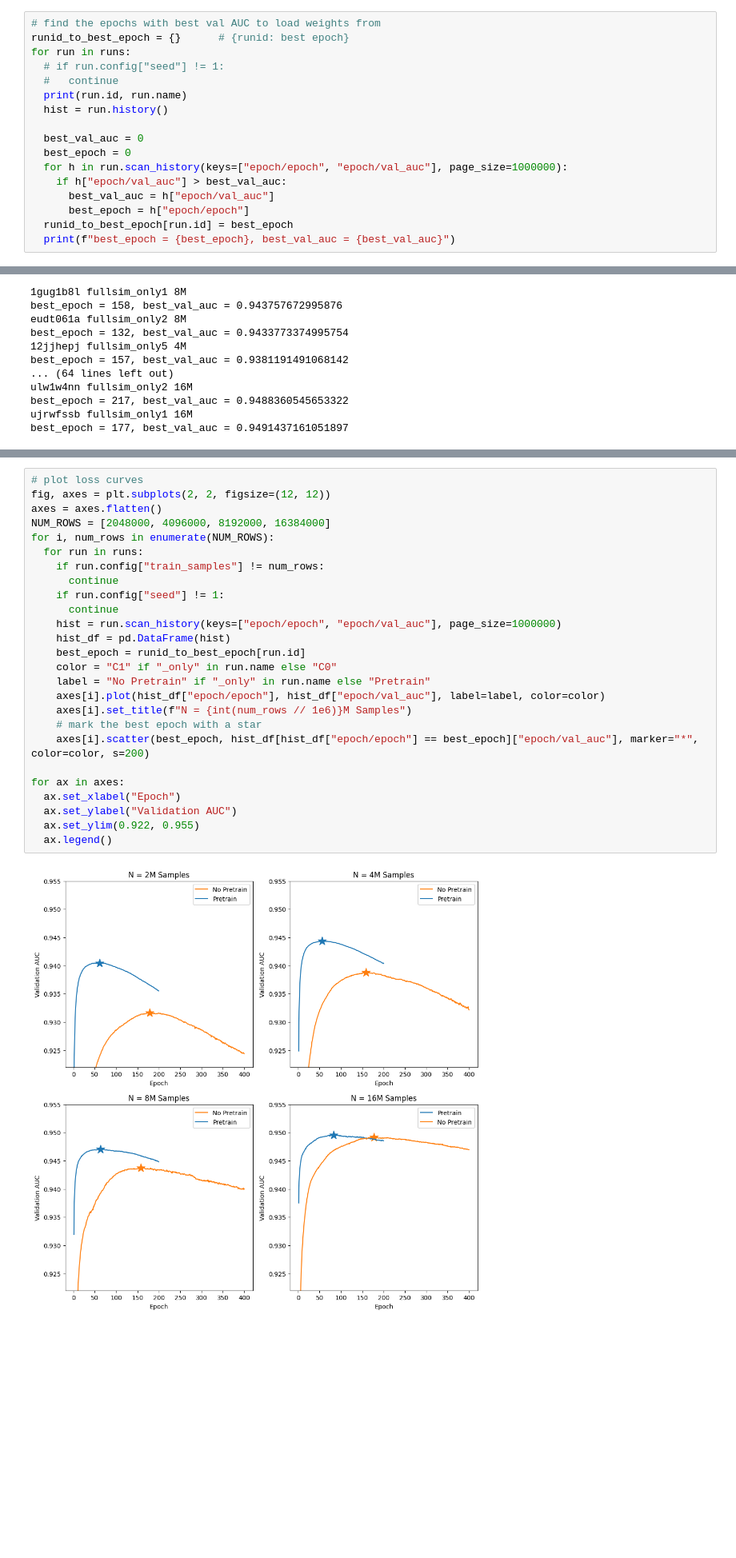
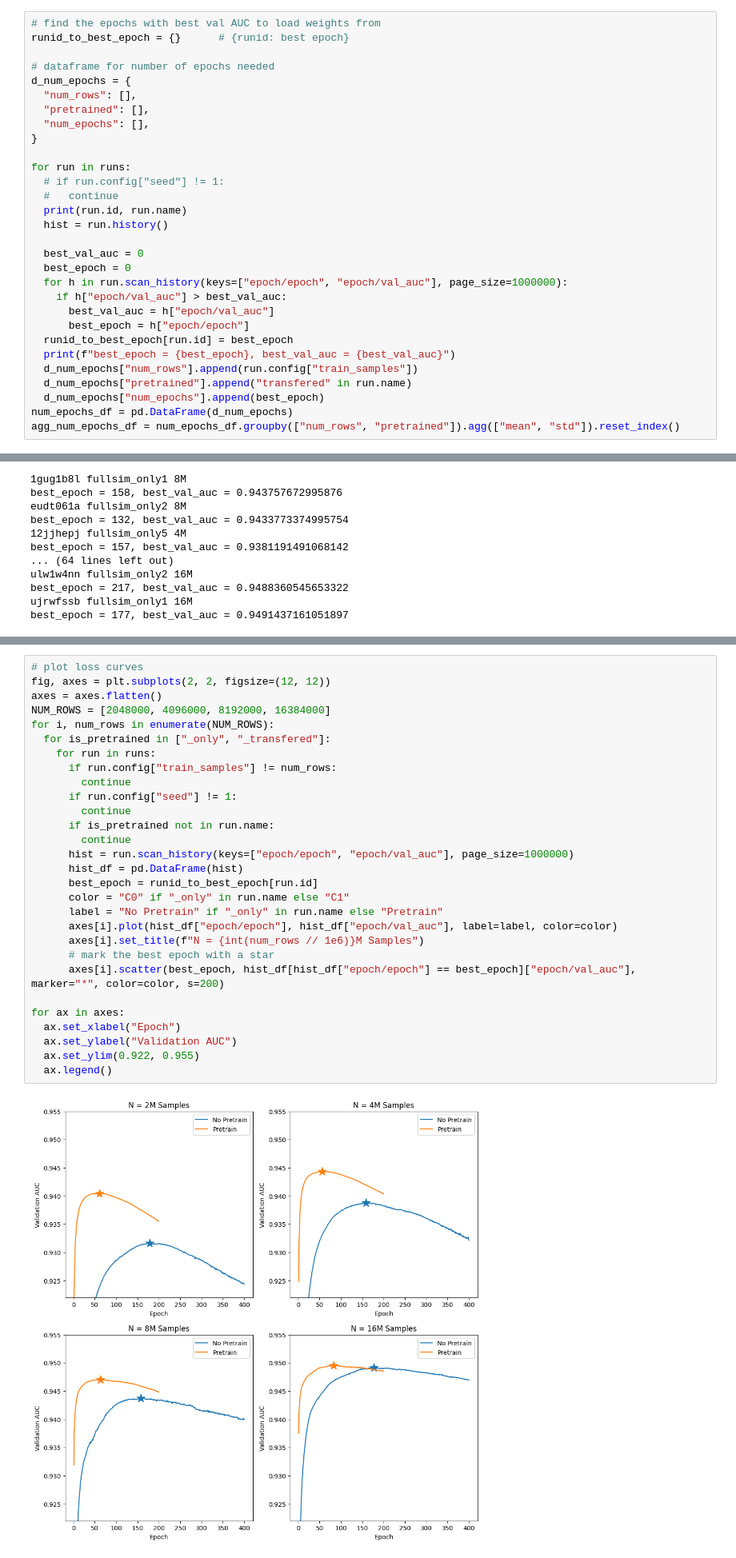
Before and after one commit to evilpegasus/transfer-learning, a Jupyter notebook: plots.ipynb, the cells around one changed output, grey strips where cells are left out. Shown at 80% size. Drawn from its saved outputs; the diff is of its cells as text; blank space fills up the shorter version.

```diff
--- a/plots.ipynb
+++ b/plots.ipynb
@@ -21,6 +21,14 @@ runs = api.runs("mingfong/fullsim")
 # %%
 # find the epochs with best val AUC to load weights from
 runid_to_best_epoch = {}      # {runid: best epoch}
+
+# dataframe for number of epochs needed
+d_num_epochs = {
+  "num_rows": [],
+  "pretrained": [],
+  "num_epochs": [],
+}
+
 for run in runs:
   # if run.config["seed"] != 1:
   #   continue
@@ -35,6 +43,11 @@ for run in runs:
       best_epoch = h["epoch/epoch"]
   runid_to_best_epoch[run.id] = best_epoch
   print(f"best_epoch = {best_epoch}, best_val_auc = {best_val_auc}")
+  d_num_epochs["num_rows"].append(run.config["train_samples"])
+  d_num_epochs["pretrained"].append("transfered" in run.name)
+  d_num_epochs["num_epochs"].append(best_epoch)
+num_epochs_df = pd.DataFrame(d_num_epochs)
+agg_num_epochs_df = num_epochs_df.groupby(["num_rows", "pretrained"]).agg(["mean", "std"]).reset_index()
 # %% [output]
 wze56p0x fullsim_only5 8M
 best_epoch = 173, best_val_auc = 0.9432830776593978
@@ -56,31 +82,34 @@ best_epoch = 177, best_val_auc = 0.9491437161051897
 # %%
 # plot loss curves
 fig, axes = plt.subplots(2, 2, figsize=(12, 12))
 axes = axes.flatten()
 NUM_ROWS = [2048000, 4096000, 8192000, 16384000]
 for i, num_rows in enumerate(NUM_ROWS):
-  for run in runs:
-    if run.config["train_samples"] != num_rows:
-      continue
-    if run.config["seed"] != 1:
-      continue
-    hist = run.scan_history(keys=["epoch/epoch", "epoch/val_auc"], page_size=1000000)
-    hist_df = pd.DataFrame(hist)
-    best_epoch = runid_to_best_epoch[run.id]
-    color = "C1" if "_only" in run.name else "C0"
-    label = "No Pretrain" if "_only" in run.name else "Pretrain"
-    axes[i].plot(hist_df["epoch/epoch"], hist_df["epoch/val_auc"], label=label, color=color)
-    axes[i].set_title(f"N = {int(num_rows // 1e6)}M Samples")
-    # mark the best epoch with a star
-    axes[i].scatter(best_epoch, hist_df[hist_df["epoch/epoch"] == best_epoch]["epoch/val_auc"], marker="*", color=color, s=200)
+  for is_pretrained in ["_only", "_transfered"]:
+    for run in runs:
+      if run.config["train_samples"] != num_rows:
+        continue
+      if run.config["seed"] != 1:
+        continue
+      if is_pretrained not in run.name:
+        continue
+      hist = run.scan_history(keys=["epoch/epoch", "epoch/val_auc"], page_size=1000000)
+      hist_df = pd.DataFrame(hist)
+      best_epoch = runid_to_best_epoch[run.id]
+      color = "C0" if "_only" in run.name else "C1"
+      label = "No Pretrain" if "_only" in run.name else "Pretrain"
+      axes[i].plot(hist_df["epoch/epoch"], hist_df["epoch/val_auc"], label=label, color=color)
+      axes[i].set_title(f"N = {int(num_rows // 1e6)}M Samples")
+      # mark the best epoch with a star
+      axes[i].scatter(best_epoch, hist_df[hist_df["epoch/epoch"] == best_epoch]["epoch/val_auc"], marker="*", color=color, s=200)
 
 for ax in axes:
   ax.set_xlabel("Epoch")
   ax.set_ylabel("Validation AUC")
   ax.set_ylim(0.922, 0.955)
   ax.legend()
 # %% [output]
-[figure, old version]
+[figure, new version]
 # %% [markdown]
 ## Inference Pipeline on TEST dataset
 # %%
```
Also changed, not shown: parts of 13 cells of this notebook, 1 other file.
